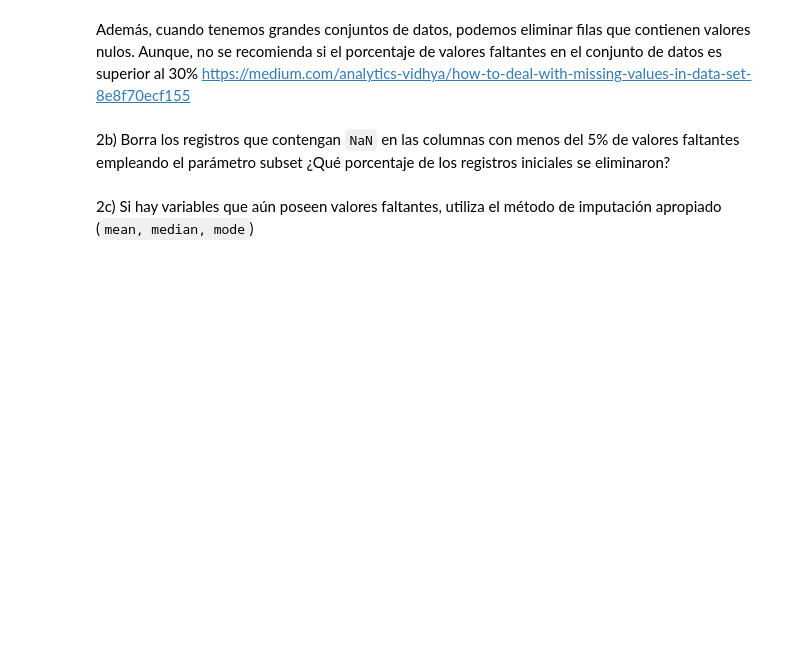
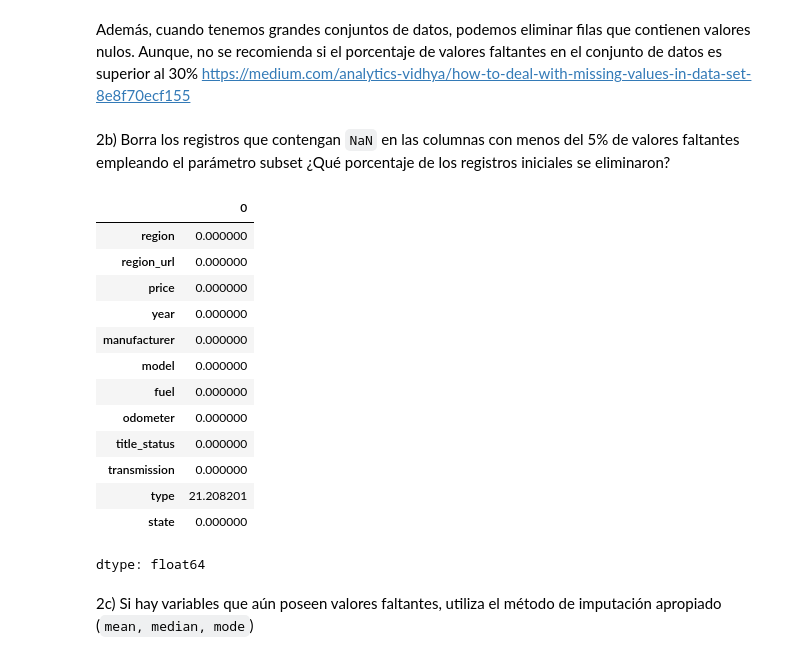
Before and after one commit to AngelBriFi/Tareas_Equipo_02, a Jupyter notebook: Actividad6FE.ipynb, the cells around one changed output. Saved outputs shown, nothing was run; the diff lists cells and outputs as text; code cells hidden in the pictures; blank space fills up the shorter version.

```diff
--- a/Actividad6FE.ipynb
+++ b/Actividad6FE.ipynb
@@ -134,3 +132,23 @@ cars_df.dropna(subset=)
+# %%
+nanRows = cars_df.isna().mean()*100
+datosSt=[n for n,v in zip(nanRows.index,nanRows.iloc) if v < 5]
+cars_df.dropna(subset=datosSt, inplace=True)
+cars_df.isna().mean()*100
+# %% [output]
+|  | 0 |
+| region | 0.000000 |
+| region_url | 0.000000 |
+| price | 0.000000 |
+| year | 0.000000 |
+| manufacturer | 0.000000 |
+| model | 0.000000 |
+| fuel | 0.000000 |
+| odometer | 0.000000 |
+| title_status | 0.000000 |
+| transmission | 0.000000 |
+| type | 21.208201 |
+| state | 0.000000 |
+dtype: float64
 # %% [markdown]
 2c) Si hay variables que aún poseen valores faltantes, utiliza el método de imputación apropiado (`mean, median, mode`)
 # %% [markdown]
```
Also changed, not shown: parts of 2 cells of this notebook.
